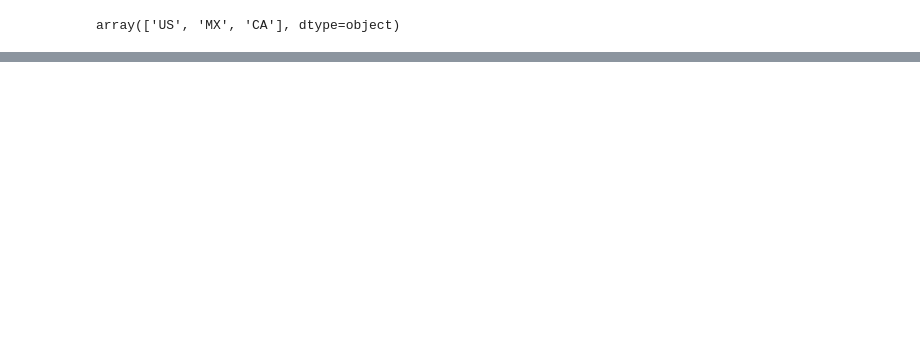
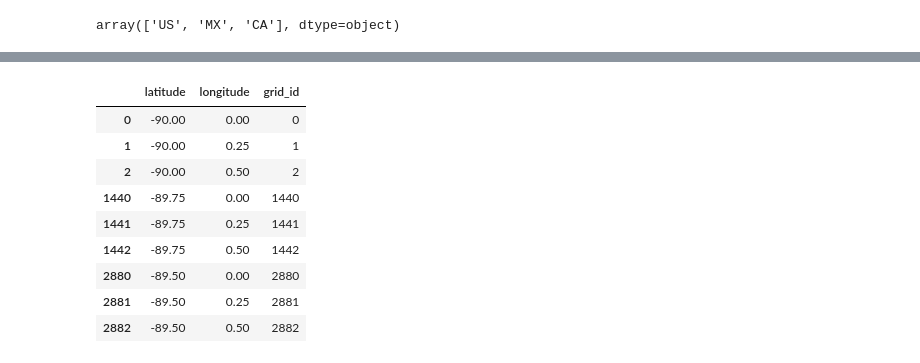
Before and after one commit to davidguzmanr/COMP-685-Fall-2025, a Jupyter notebook: notebooks/iNaturalist + ERA5_greg.ipynb, the cells around one changed output, grey strips where cells are left out. Cells and saved outputs as stored; diff of their text form; code cells hidden in the pictures; blank space fills up the shorter version.

```diff
--- a/notebooks/iNaturalist + ERA5_greg.ipynb
+++ b/notebooks/iNaturalist + ERA5_greg.ipynb
@@ -801,0 +864,13 @@ array(['US', 'MX', 'CA'], dtype=object)
+# %%
+era5_grid.iloc[np.r_[:3, int(360*4):int(360*4)+3, int(2*360*4):int(2*360*4)+3]]
+# %% [output]
+|  | latitude | longitude | grid_id |
+| 0 | -90.00 | 0.00 | 0 |
+| 1 | -90.00 | 0.25 | 1 |
+| 2 | -90.00 | 0.50 | 2 |
+| 1440 | -89.75 | 0.00 | 1440 |
+| 1441 | -89.75 | 0.25 | 1441 |
+| 1442 | -89.75 | 0.50 | 1442 |
+| 2880 | -89.50 | 0.00 | 2880 |
+| 2881 | -89.50 | 0.25 | 2881 |
+| 2882 | -89.50 | 0.50 | 2882 |
```
Also changed, not shown: parts of 39 cells of this notebook.
